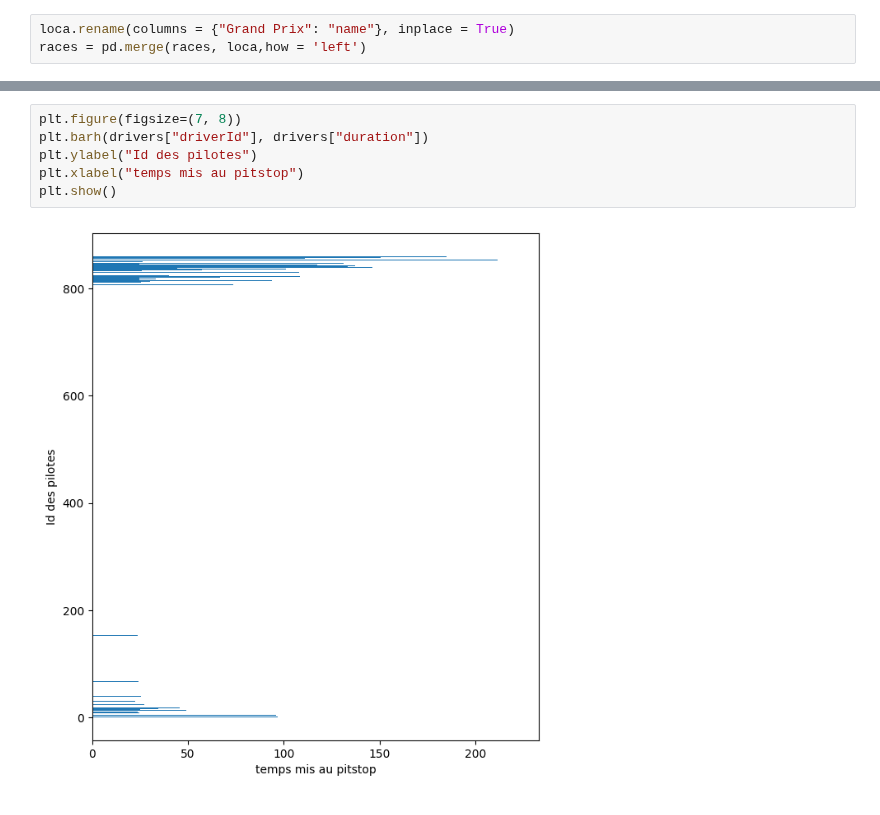
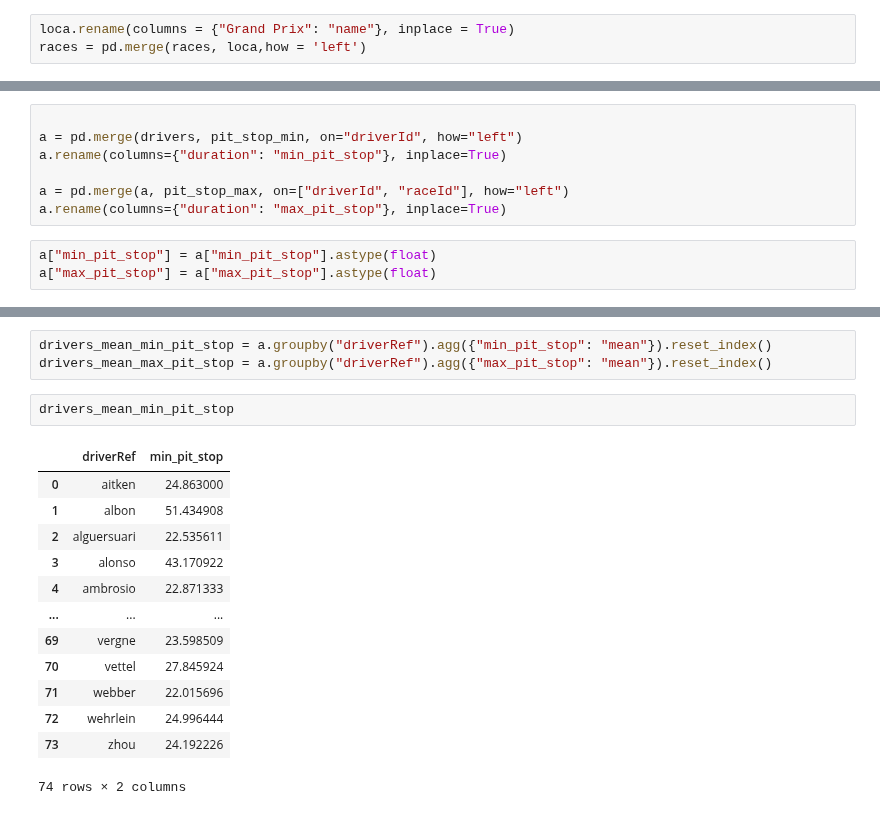
Before and after one commit to OzeelCharles/projet_info2, a Jupyter notebook: exploration_races_Charles.ipynb, the cells around one changed output, grey strips where cells are left out. Drawn from its saved outputs; the diff is of its cells as text.

```diff
--- a/exploration_races_Charles.ipynb
+++ b/exploration_races_Charles.ipynb
@@ -167 +203,11 @@ drivers = pd.merge(drivers, pit_stops.groupby("driverId").agg({"duration": "mean
+# %%
+
+a = pd.merge(drivers, pit_stop_min, on="driverId", how="left")
+a.rename(columns={"duration": "min_pit_stop"}, inplace=True)
+
+a = pd.merge(a, pit_stop_max, on=["driverId", "raceId"], how="left")
+a.rename(columns={"duration": "max_pit_stop"}, inplace=True)
+# %%
+a["min_pit_stop"] = a["min_pit_stop"].astype(float)
+a["max_pit_stop"] = a["max_pit_stop"].astype(float)
 # %%
@@ -173,8 +216,19 @@ plt.show()
+# %%
+drivers_mean_min_pit_stop = a.groupby("driverRef").agg({"min_pit_stop": "mean"}).reset_index()
+drivers_mean_max_pit_stop = a.groupby("driverRef").agg({"max_pit_stop": "mean"}).reset_index()
 # %%
-plt.figure(figsize=(7, 8))
-plt.barh(drivers["driverId"], drivers["duration"])
-plt.ylabel("Id des pilotes")
-plt.xlabel("temps mis au pitstop")
-plt.show()
+drivers_mean_min_pit_stop
 # %% [output]
-[figure, removed]
+|  | driverRef | min_pit_stop |
+| 0 | aitken | 24.863000 |
+| 1 | albon | 51.434908 |
+| 2 | alguersuari | 22.535611 |
+| 3 | alonso | 43.170922 |
+| 4 | ambrosio | 22.871333 |
+| ... | ... | ... |
+| 69 | vergne | 23.598509 |
+| 70 | vettel | 27.845924 |
+| 71 | webber | 22.015696 |
+| 72 | wehrlein | 24.996444 |
+| 73 | zhou | 24.192226 |
+74 rows × 2 columns
```
Also changed, not shown: parts of 16 cells of this notebook.
